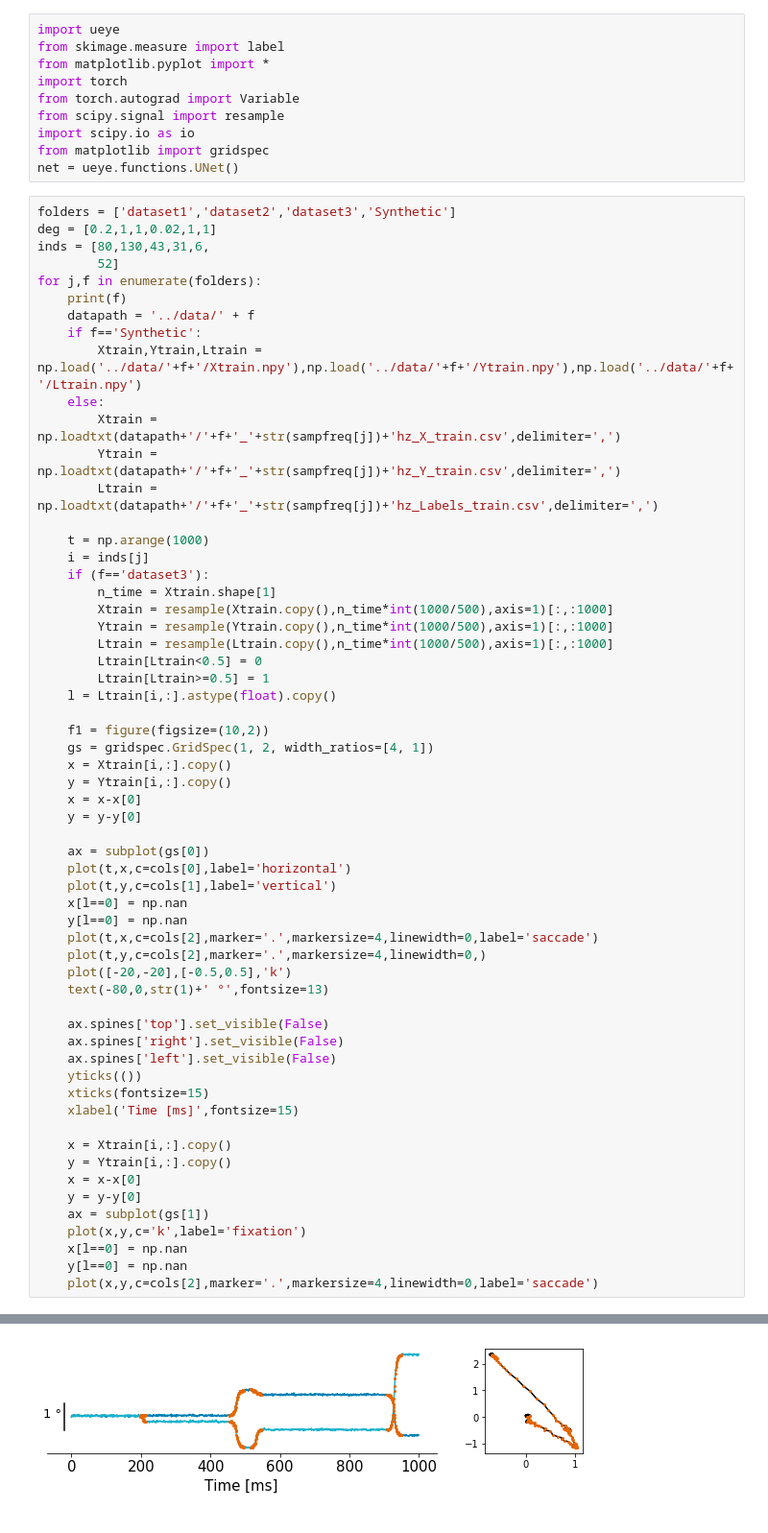
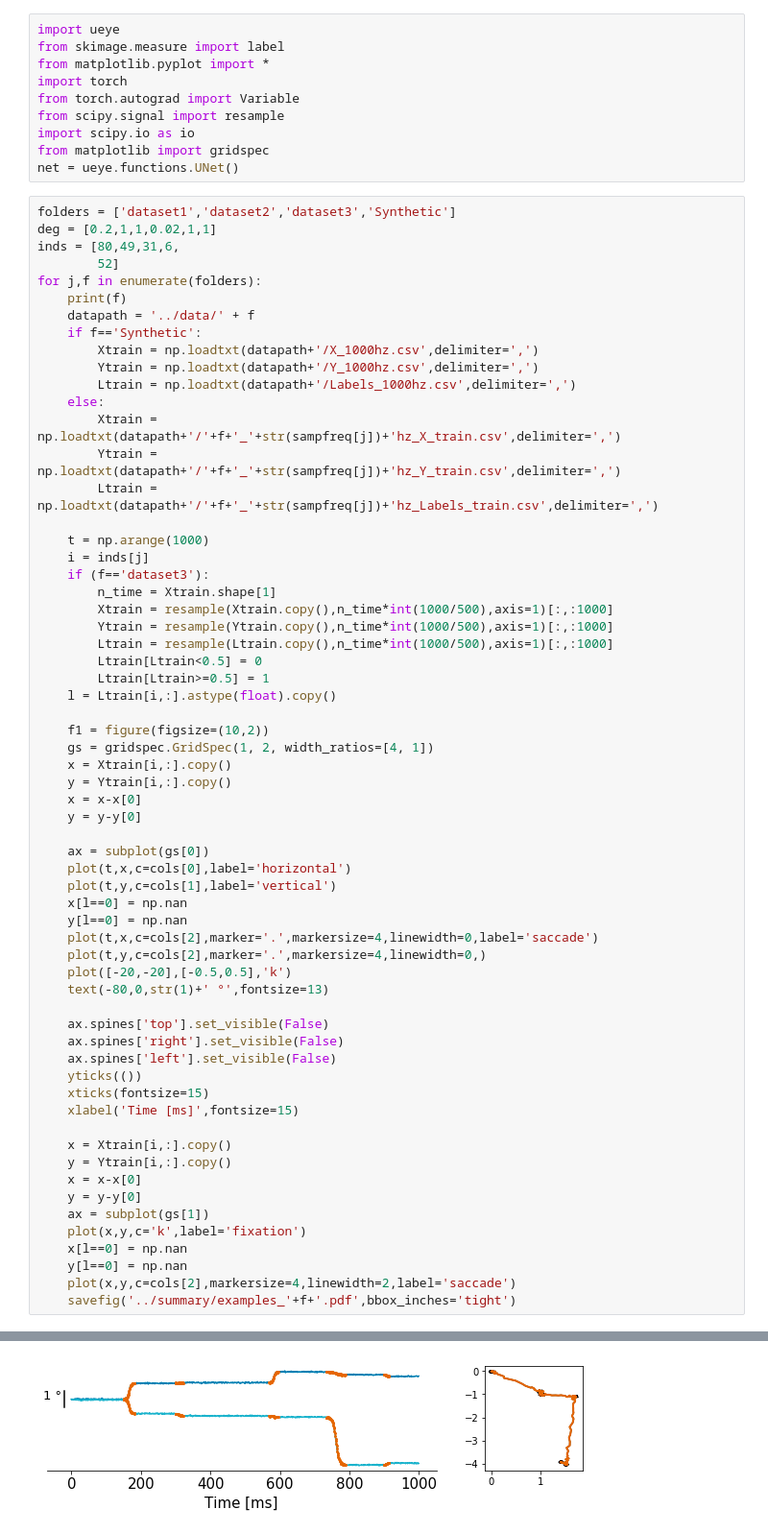
Before and after one commit to berenslab/uneye, a Jupyter notebook: analysis scripts/Data.ipynb, the cells around one changed output, grey strips where cells are left out. Shown at 96% size. Drawn from its saved outputs; the diff is of its cells as text.

```diff
--- a/analysis scripts/Data.ipynb
+++ b/analysis scripts/Data.ipynb
@@ -110,13 +112,15 @@ net = ueye.functions.UNet()
 # %%
 folders = ['dataset1','dataset2','dataset3','Synthetic']
 deg = [0.2,1,1,0.02,1,1]
-inds = [80,130,43,31,6,
+inds = [80,49,31,6,
         52]
 for j,f in enumerate(folders):
     print(f)
     datapath = '../data/' + f
     if f=='Synthetic':
-        Xtrain,Ytrain,Ltrain = np.load('../data/'+f+'/Xtrain.npy'),np.load('../data/'+f+'/Ytrain.npy'),np.load('../data/'+f+'/Ltrain.npy')
+        Xtrain = np.loadtxt(datapath+'/X_1000hz.csv',delimiter=',')
+        Ytrain = np.loadtxt(datapath+'/Y_1000hz.csv',delimiter=',')
+        Ltrain = np.loadtxt(datapath+'/Labels_1000hz.csv',delimiter=',')
     else:
         Xtrain = np.loadtxt(datapath+'/'+f+'_'+str(sampfreq[j])+'hz_X_train.csv',delimiter=',')
         Ytrain = np.loadtxt(datapath+'/'+f+'_'+str(sampfreq[j])+'hz_Y_train.csv',delimiter=',')
@@ -165,7 +169,8 @@ for j,f in enumerate(folders):
     plot(x,y,c='k',label='fixation')
     x[l==0] = np.nan
     y[l==0] = np.nan
-    plot(x,y,c=cols[2],marker='.',markersize=4,linewidth=0,label='saccade')
+    plot(x,y,c=cols[2],markersize=4,linewidth=2,label='saccade')
+    savefig('../summary/examples_'+f+'.pdf',bbox_inches='tight')
 # %% [output]
 dataset1
 dataset2
@@ -177 +182 @@ Synthetic
-[figure, old version]
+[figure, new version]
```
Also changed, not shown: parts of 2 cells of this notebook.
